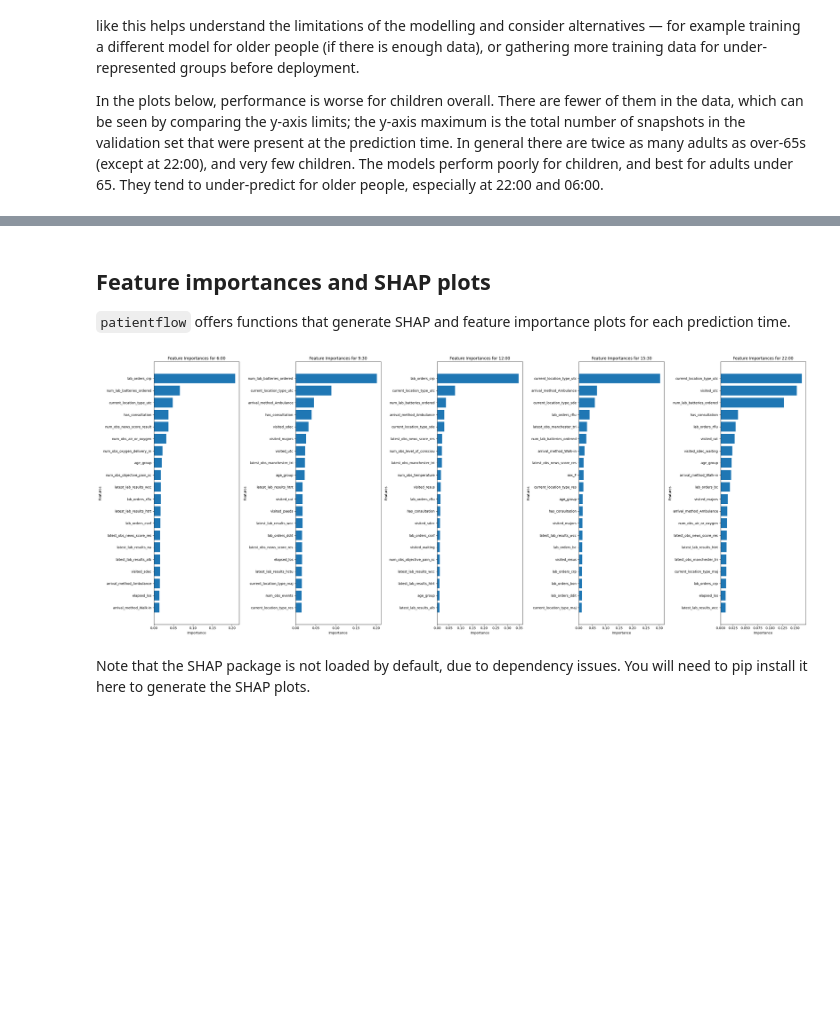
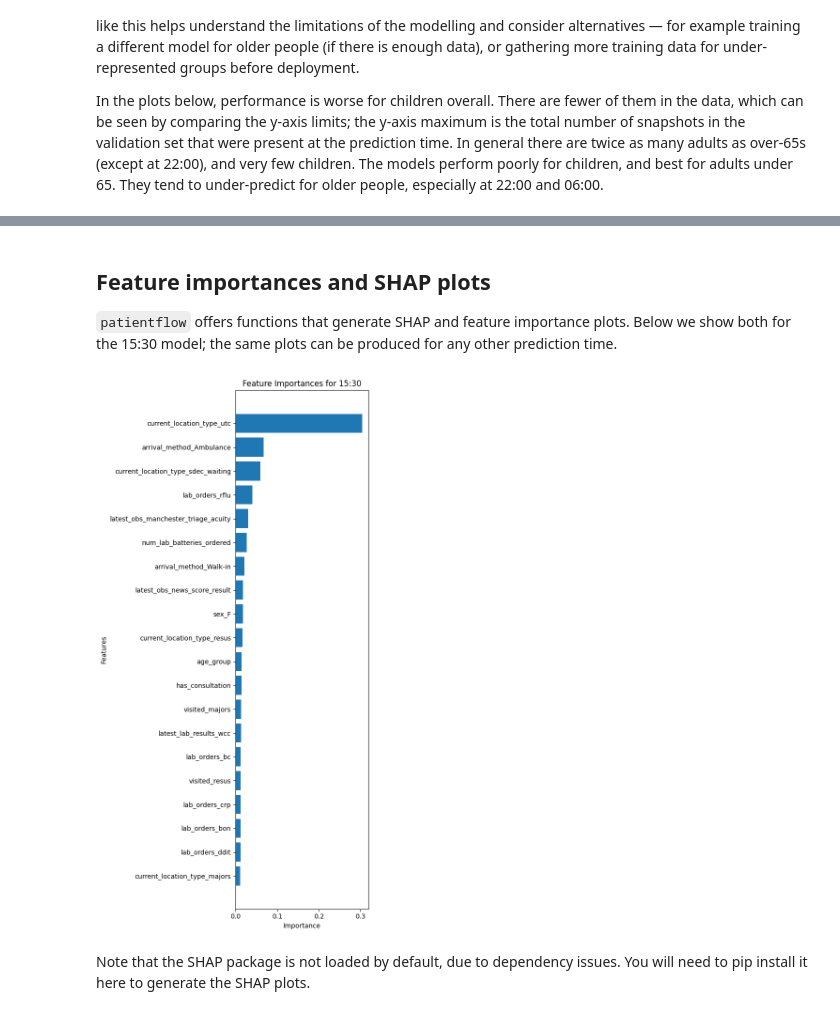
Before and after one commit to UCL-CORU/patientflow, a Jupyter notebook: notebooks/2c_Evaluate_patient_snapshot_models.ipynb, the cells around one changed output, grey strips where cells are left out. Drawn from its saved outputs; the diff is of its cells as text; code cells hidden in the pictures; blank space fills up the shorter version.

```diff
--- a/notebooks/2c_Evaluate_patient_snapshot_models.ipynb
+++ b/notebooks/2c_Evaluate_patient_snapshot_models.ipynb
@@ -573,16 +573,20 @@ plot_madcap_by_group(
 # %% [markdown]
 ## Feature importances and SHAP plots
 
-`patientflow` offers functions that generate SHAP and feature importance plots for each prediction time.
+`patientflow` offers functions that generate SHAP and feature importance plots. Below we show both for the 15:30 model; the same plots can be produced for any other prediction time.
 # %%
+from patientflow.load import get_model_key
 from patientflow.viz.features import plot_features
 
+model_1530 = trained_models[get_model_key("admissions", (15, 30))]
+
 plot_features(
-    trained_models,
+    [model_1530],
+    max_label_length=None,
     show=True,
 )
 # %% [output]
-[figure, old version]
+[figure, new version]
 # %% [markdown]
 Note that the SHAP package is not loaded by default, due to dependency issues. You will need to pip install it here to generate the SHAP plots.
 # %%
```
Also changed, not shown: parts of 3 cells of this notebook, 23 other files.
